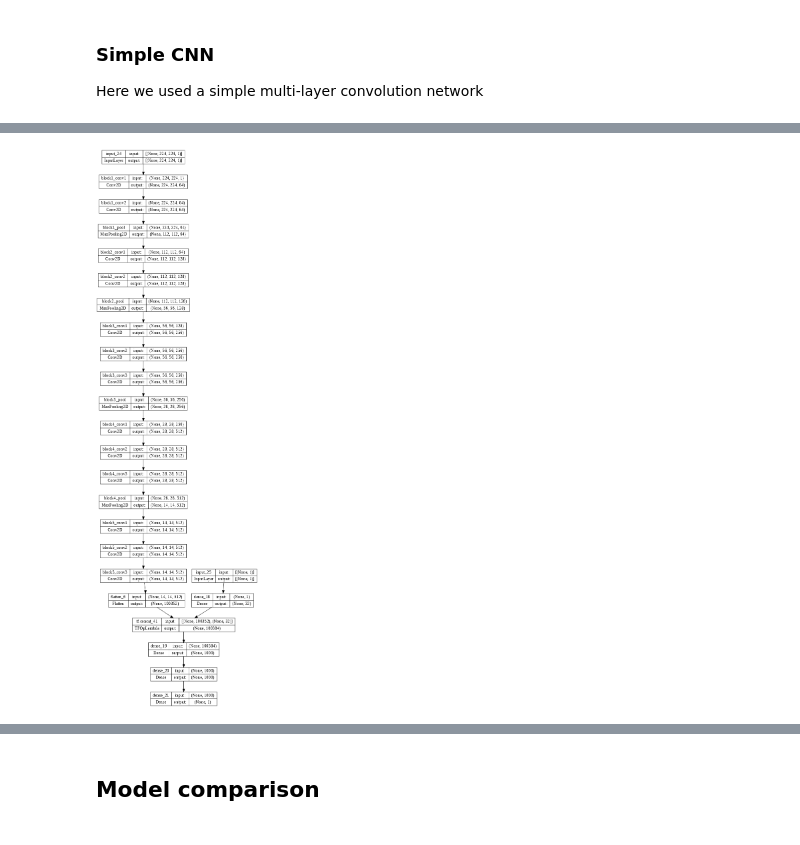
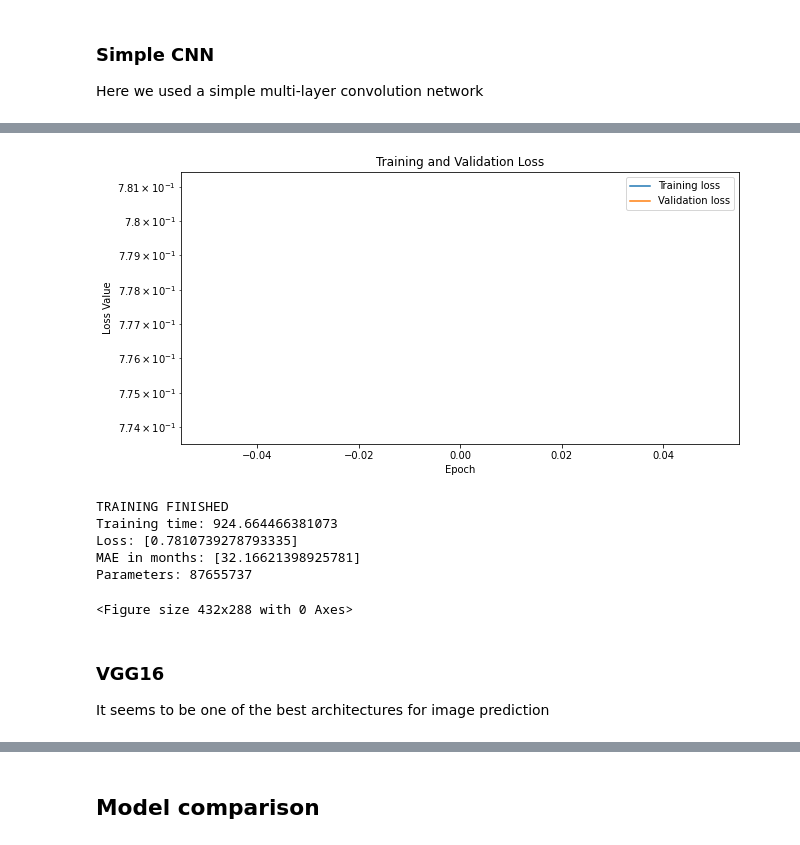
Before and after one commit to tommilotta/BoneAgePrediction, a Jupyter notebook: regression_model.ipynb, the cells around one changed output, grey strips where cells are left out. Drawn from its saved outputs; the diff is of its cells as text; code cells hidden in the pictures.

```diff
--- a/regression_model.ipynb
+++ b/regression_model.ipynb
@@ -225,42 +252,14 @@ tf.keras.utils.plot_model(conv_model, show_shapes=True, dpi=64)
-# %%
-from keras.applications.vgg16 import VGG16
-
-def VGG16_boneage(input_shape, with_gender=True):
-  X_input = Input(shape=input_shape)
-  gen_input = Input(shape=(1,))
-
-  # vgg16_model = VGG16(input_shape=input_shape, include_top=False, weights=None)
-  # vgg16_model.trainable = True
-  # vgg16_out = vgg16_model(X_input)
-
-  vgg16_model = VGG16(input_tensor=X_input, include_top=False, weights=None)
-  vgg16_model.trainable = True
-  vgg16_out = vgg16_model.get_layer('block5_conv3').output
-
-  # X = AveragePooling2D((2, 2))(vgg16_out)
-  X = Flatten()(vgg16_out)
-
-  if with_gender:
-    # Dense block (gender)
-    gen = Dense(32, activation='relu')(gen_input)
-
-    # Concatenation
-    # X = tf.concat(values=[X, gen], axis=3)
-    X = tf.concat(values=[X, gen], axis=1)
-
-  # First Dense block
-  X = Dense(1000, activation='relu')(X)
-
-  # Second Dense block
-  X = Dense(1000, activation='relu')(X)
-
-  # Fully connected layer
-  X = Dense(1)(X)
-
-  return tf.keras.Model(inputs=[X_input, gen_input], outputs=X, name='vgg16_boneage')
-
-vgg16_model = vgg16_boneage((IMG_SIZE, IMG_SIZE, 1))
-vgg16_model.compile(loss='mean_absolute_error', optimizer='adam', metrics=[mae_in_months])
-tf.keras.utils.plot_model(vgg16_model, show_shapes=True, dpi=64)
-# %% [output]
-[figure, removed]
+# %%
+model_name = 'simple_conv'
+gender = True
+simple_conv_model = create_model(model_name, IMG_SHAPE, 'mean_absolute_error', 'adam', mae_in_months, with_gender=gender)
+# tf.keras.utils.plot_model(simple_conv_model, show_shapes=True, dpi=64)
+# %%
+weight_path = path + 'models_checkpoints/'+ "{}_weights.best.hdf5".format(model_name)
+checkpoint = ModelCheckpoint(weight_path, monitor='val_loss', verbose=1, save_best_only=True,
+                             mode='min', save_weights_only=True)
+callbacks = [checkpoint, early_stopping, reduce_lr]
+
+simple_conv_history, simple_conv_time = fit_boneage(simple_conv_model, train_gen, train_steps, val_gen, val_steps,
+                                                    epochs, callbacks, gender)
+# %% [output]
@@ -266,0 +268,11 @@ tf.keras.utils.plot_model(vgg16_model, show_shapes=True, dpi=64)
+[figure, added]
+TRAINING FINISHED
+Training time: 924.664466381073
+Loss: [0.7810739278793335]
+MAE in months: [32.16621398925781]
+Parameters: 87655737
+<Figure size 432x288 with 0 Axes>
+# %% [markdown]
+### VGG16
+
+It seems to be one of the best architectures for image prediction
```
Also changed, not shown: parts of 77 cells of this notebook, 1 other file.
